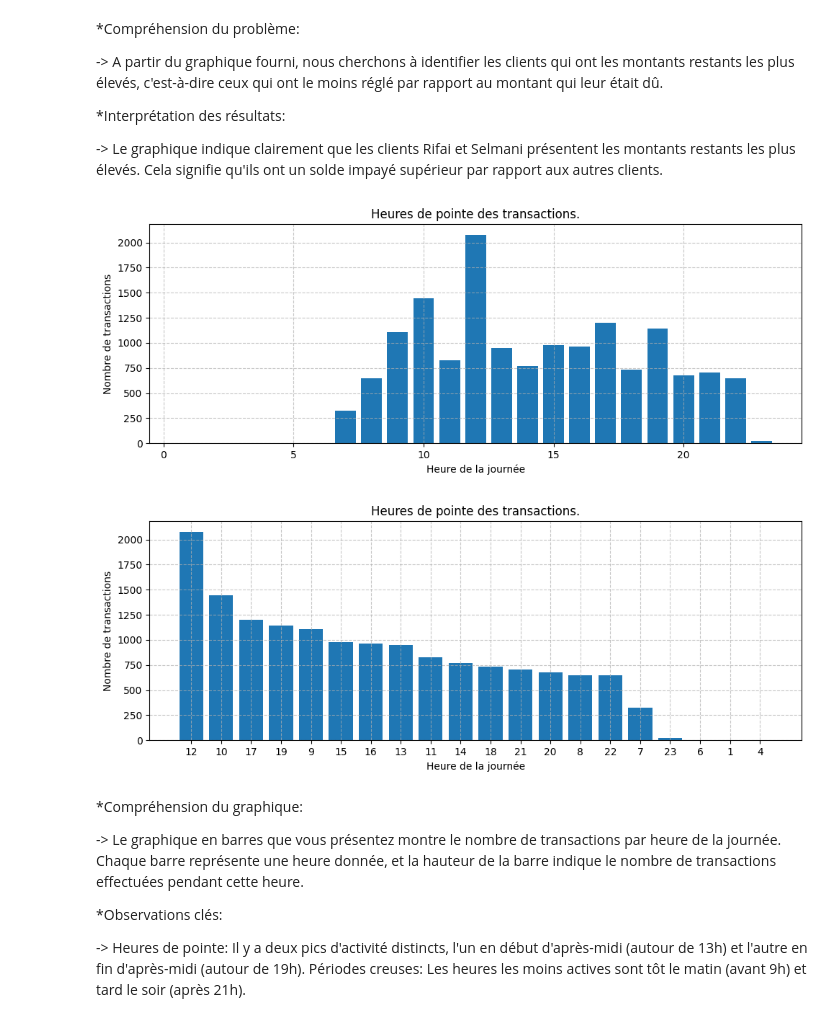
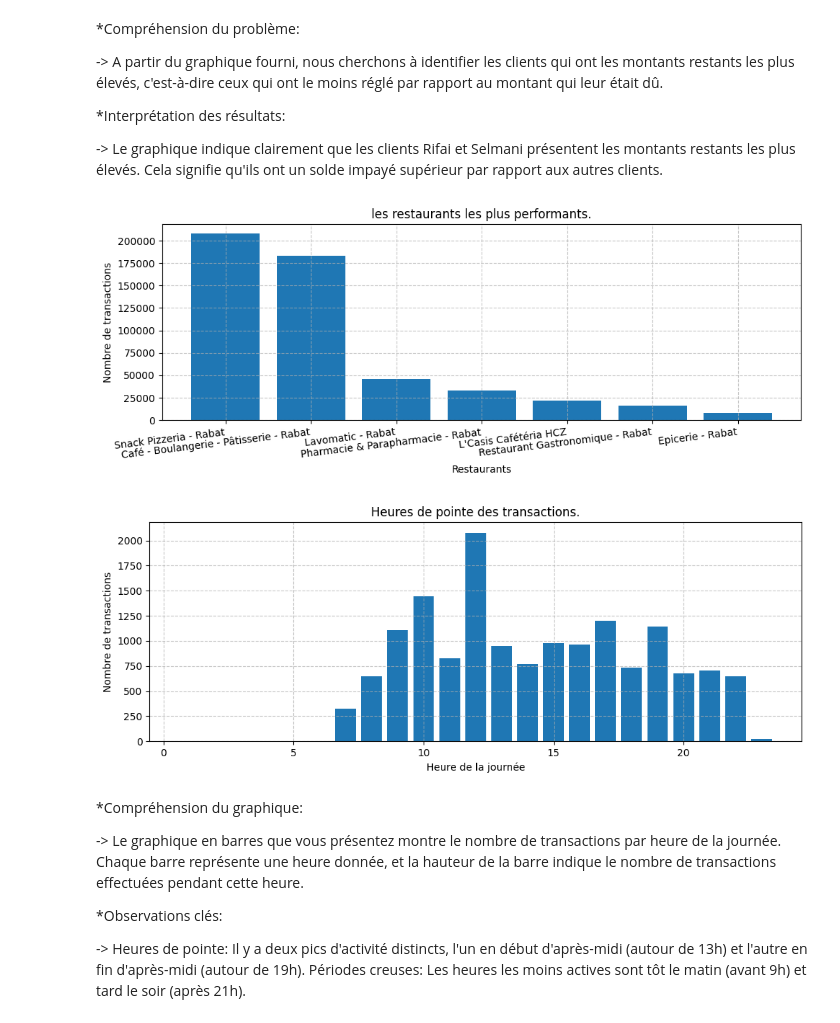
Before and after one commit to abelchageur/mini_projet_data, a Jupyter notebook: Untitled.ipynb, the cells around one changed output. Cells and saved outputs as stored; diff of their text form; code cells hidden in the pictures.

Commit message:
modification of one graph

```diff
--- a/Untitled.ipynb
+++ b/Untitled.ipynb
@@ -273,26 +273,27 @@ df['group_by_hour'] = df['Heure_Règlement'].apply(lambda x: x.hour)
 take_hours = df.groupby('group_by_hour').size().reset_index(name='transaction_count')
 take_hours = take_hours.sort_values(by='transaction_count', ascending=False)
 # %%
+plt.figure(figsize=(10, 4))
+plt.bar(sum_montant_rgl_par_Restaurant_sorted['Restaurant'], sum_montant_rgl_par_Restaurant_sorted['Montant_Rgl'])
+plt.title('les restaurants les plus performants.')
+plt.xlabel('Restaurants')
+plt.ylabel('Nombre de transactions')
+plt.xticks(rotation=7, ha='right')
+plt.grid(True, linestyle='--', alpha=0.7)
+plt.tight_layout()
+plt.show()
+
 plt.figure(figsize=(10, 4))
 plt.bar(take_hours['group_by_hour'], take_hours['transaction_count'])
 plt.title('Heures de pointe des transactions.')
 plt.xlabel('Heure de la journée')
 plt.ylabel('Nombre de transactions')
 plt.grid(True, linestyle='--', alpha=0.7)
 plt.tight_layout()
 plt.show()
-
-plt.figure(figsize=(10, 4))
-plt.bar(take_hours['group_by_hour'].astype(str), take_hours['transaction_count'])
-plt.title('Heures de pointe des transactions.')
-plt.xlabel('Heure de la journée')
-plt.ylabel('Nombre de transactions')
-plt.grid(True, linestyle='--', alpha=0.7)
-plt.tight_layout()
-plt.show()
 # %% [output]
-[figure, old version]
+[figure, new version]
-[figure, old version]
+[figure, new version]
 # %% [markdown]
 *Compréhension du graphique:
 
```
